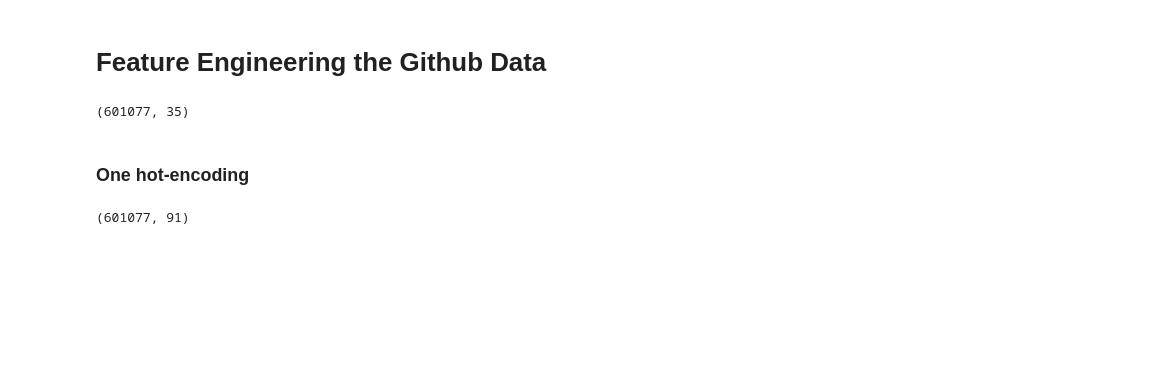
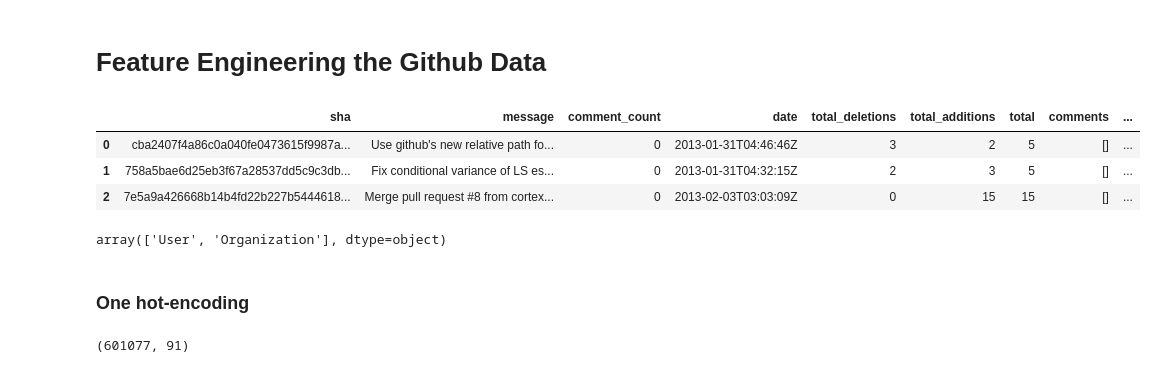
Before and after one commit to gesteves91/software-engineering-ml, a Jupyter notebook: notebooks/01-feature-engineering.ipynb, the cells around one changed output. Cells and saved outputs as stored; diff of their text form; code cells hidden in the pictures; blank space fills up the shorter version.

```diff
--- a/notebooks/01-feature-engineering.ipynb
+++ b/notebooks/01-feature-engineering.ipynb
@@ -4,14 +4,25 @@
 # import libraries
 import pandas as pd
 import numpy as np
+# %%
+pd.set_option('display.max_rows', 500)
+pd.set_option('display.max_columns', 500)
+pd.set_option('display.width', 1000)
 # %%
 # read the data
 df = pd.read_csv("../data/total.csv")
 # %%
 # checking the data shape
-df.shape
+df.head(3)
 # %% [output]
-(601077, 35)
+|  | sha | message | comment_count | date | total_deletions | total_additions | total | comments | ... |
+| 0 | cba2407f4a86c0a040fe0473615f9987a... | Use github's new relative path fo... | 0 | 2013-01-31T04:46:46Z | 3 | 2 | 5 | [] | ... |
+| 1 | 758a5bae6d25eb3f67a28537dd5c9c3db... | Fix conditional variance of LS es... | 0 | 2013-01-31T04:32:15Z | 2 | 3 | 5 | [] | ... |
+| 2 | 7e5a9a426668b14b4fd22b227b5444618... | Merge pull request #8 from cortex... | 0 | 2013-02-03T03:03:09Z | 0 | 15 | 15 | [] | ... |
+# %%
+df.type.unique()
+# %% [output]
+array(['User', 'Organization'], dtype=object)
 # %% [markdown]
 ### One hot-encoding
 # %%
```
Also changed, not shown: parts of 17 cells of this notebook, 5 other files.
